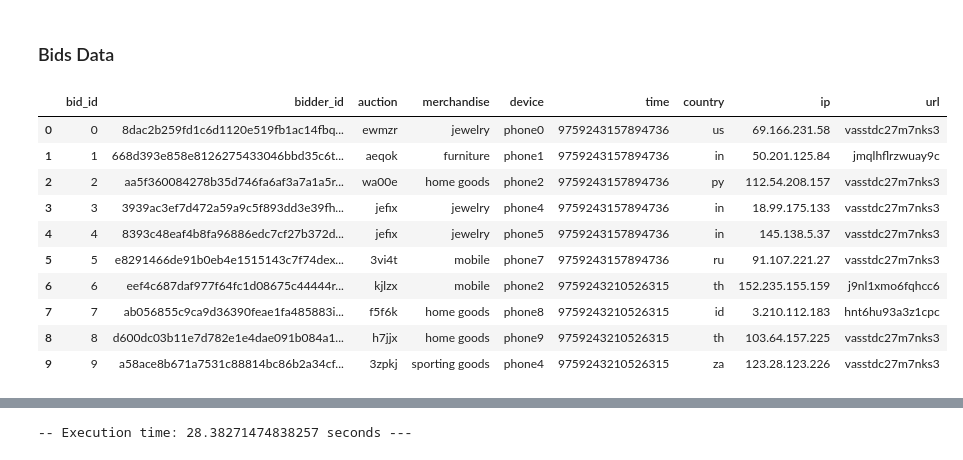
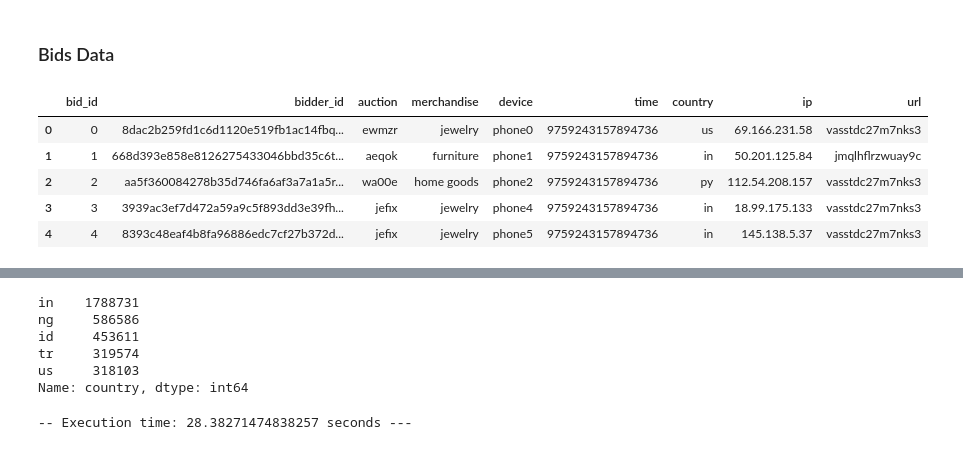
Before and after one commit to madderle/Human-or-Robot, a Jupyter notebook: src/Live Auction.ipynb, the cells around one changed output, grey strips where cells are left out. Saved outputs shown, nothing was run; the diff lists cells and outputs as text; code cells hidden in the pictures.

```diff
--- a/src/Live Auction.ipynb
+++ b/src/Live Auction.ipynb
@@ -108,19 +103,14 @@ Name: outcome, dtype: int64
 # %% [markdown]
 ### Bids Data
 # %%
-bids.head(10)
+bids.head(5)
 # %% [output]
 |  | bid_id | bidder_id | auction | merchandise | device | time | country | ip | url |
 | 0 | 0 | 8dac2b259fd1c6d1120e519fb1ac14fbq... | ewmzr | jewelry | phone0 | 9759243157894736 | us | 69.166.231.58 | vasstdc27m7nks3 |
 | 1 | 1 | 668d393e858e8126275433046bbd35c6t... | aeqok | furniture | phone1 | 9759243157894736 | in | 50.201.125.84 | jmqlhflrzwuay9c |
 | 2 | 2 | aa5f360084278b35d746fa6af3a7a1a5r... | wa00e | home goods | phone2 | 9759243157894736 | py | 112.54.208.157 | vasstdc27m7nks3 |
 | 3 | 3 | 3939ac3ef7d472a59a9c5f893dd3e39fh... | jefix | jewelry | phone4 | 9759243157894736 | in | 18.99.175.133 | vasstdc27m7nks3 |
 | 4 | 4 | 8393c48eaf4b8fa96886edc7cf27b372d... | jefix | jewelry | phone5 | 9759243157894736 | in | 145.138.5.37 | vasstdc27m7nks3 |
-| 5 | 5 | e8291466de91b0eb4e1515143c7f74dex... | 3vi4t | mobile | phone7 | 9759243157894736 | ru | 91.107.221.27 | vasstdc27m7nks3 |
-| 6 | 6 | eef4c687daf977f64fc1d08675c44444r... | kjlzx | mobile | phone2 | 9759243210526315 | th | 152.235.155.159 | j9nl1xmo6fqhcc6 |
-| 7 | 7 | ab056855c9ca9d36390feae1fa485883i... | f5f6k | home goods | phone8 | 9759243210526315 | id | 3.210.112.183 | hnt6hu93a3z1cpc |
-| 8 | 8 | d600dc03b11e7d782e1e4dae091b084a1... | h7jjx | home goods | phone9 | 9759243210526315 | th | 103.64.157.225 | vasstdc27m7nks3 |
-| 9 | 9 | a58ace8b671a7531c88814bc86b2a34cf... | 3zpkj | sporting goods | phone4 | 9759243210526315 | za | 123.28.123.226 | vasstdc27m7nks3 |
 # %%
 bids.info()
 # %% [output]
@@ -138,6 +128,15 @@ ip             object
 url            object
 dtypes: int64(2), object(7)
 memory usage: 525.7+ MB
+# %%
+bids['country'].value_counts().head()
+# %% [output]
+in    1788731
+ng     586586
+id     453611
+tr     319574
+us     318103
+Name: country, dtype: int64
 # %%
 # Is there any missing data?
 plt.figure(figsize=(16,8))
```
Also changed, not shown: parts of 23 cells of this notebook, 1 other file.
